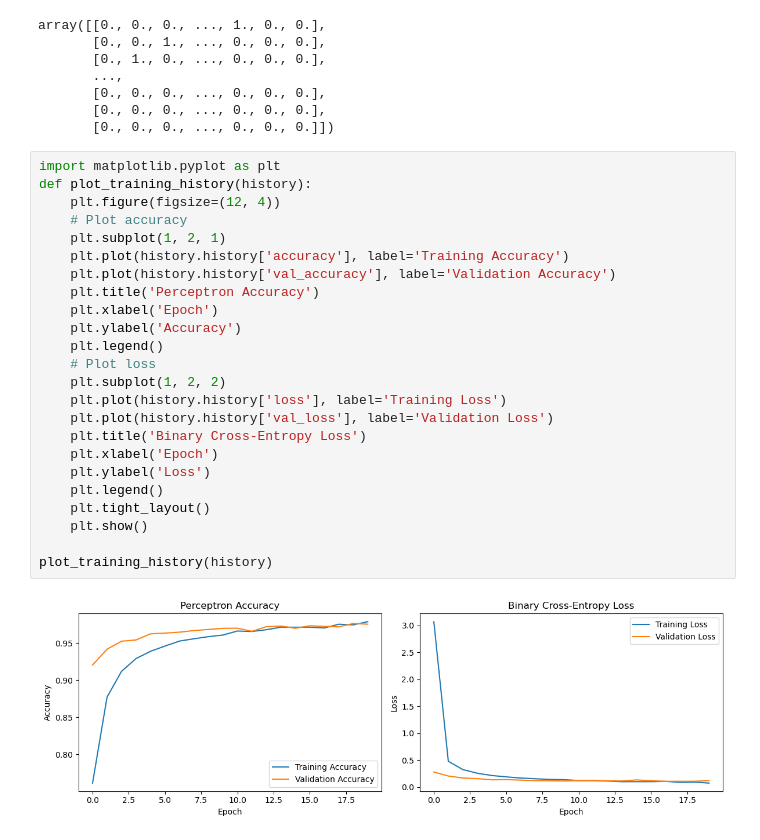
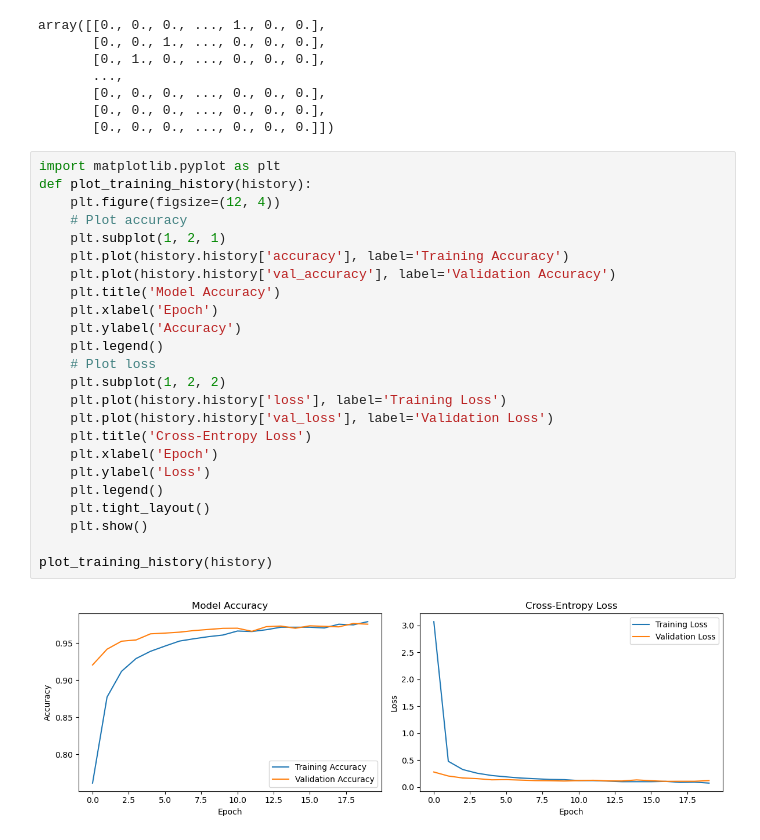
Before and after one commit to mailanbazhagan/MLP_SKL_TF_W4, a Jupyter notebook: ananthakrishna7-nndl-wk4/mnist.ipynb, the cells around one changed output. Saved outputs shown, nothing was run; the diff lists cells and outputs as text.

Commit message:
Complete Exercise 2 and Ex 1 Corrections
Complete CIFAR 10 dataset classification using MLP, and correct minor errors in Exercise 1 plots.

```diff
--- a/ananthakrishna7-nndl-wk4/mnist.ipynb
+++ b/ananthakrishna7-nndl-wk4/mnist.ipynb
@@ -131,26 +131,26 @@ array([[0., 0., 0., ..., 1., 0., 0.],
 # %%
 import matplotlib.pyplot as plt
 def plot_training_history(history):
     plt.figure(figsize=(12, 4))
     # Plot accuracy
     plt.subplot(1, 2, 1)
     plt.plot(history.history['accuracy'], label='Training Accuracy')
     plt.plot(history.history['val_accuracy'], label='Validation Accuracy')
-    plt.title('Perceptron Accuracy')
+    plt.title('Model Accuracy')
     plt.xlabel('Epoch')
     plt.ylabel('Accuracy')
     plt.legend()
     # Plot loss
     plt.subplot(1, 2, 2)
     plt.plot(history.history['loss'], label='Training Loss')
     plt.plot(history.history['val_loss'], label='Validation Loss')
-    plt.title('Binary Cross-Entropy Loss')
+    plt.title('Cross-Entropy Loss')
     plt.xlabel('Epoch')
     plt.ylabel('Loss')
     plt.legend()
     plt.tight_layout()
     plt.show()
 
 plot_training_history(history)
 # %% [output]
-[figure, old version]
+[figure, new version]
```
Also changed, not shown: 1 other file.
